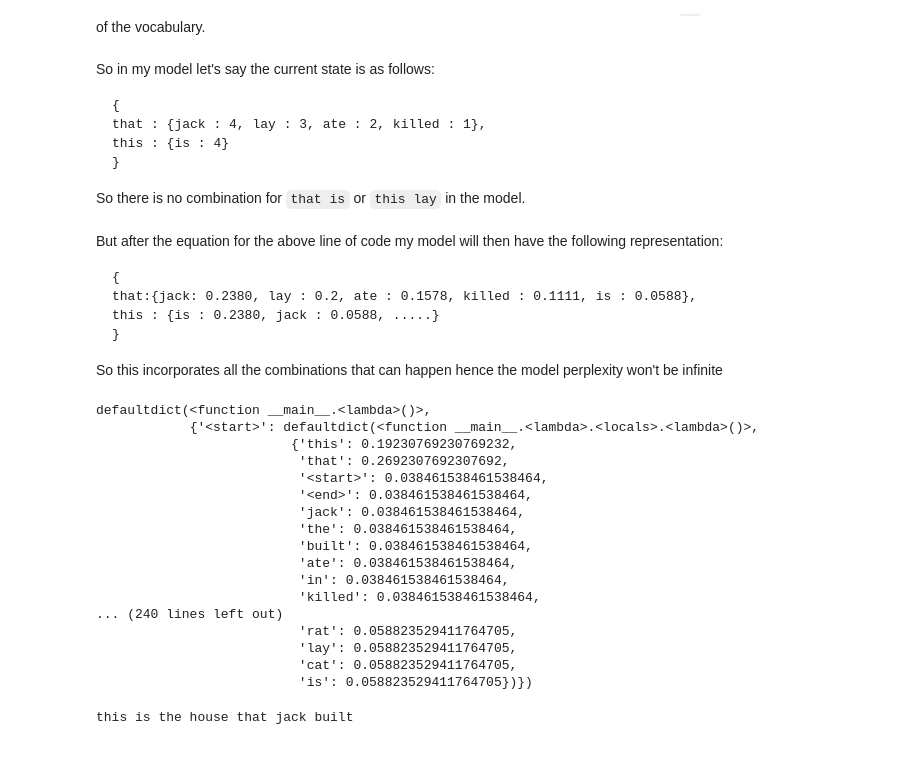
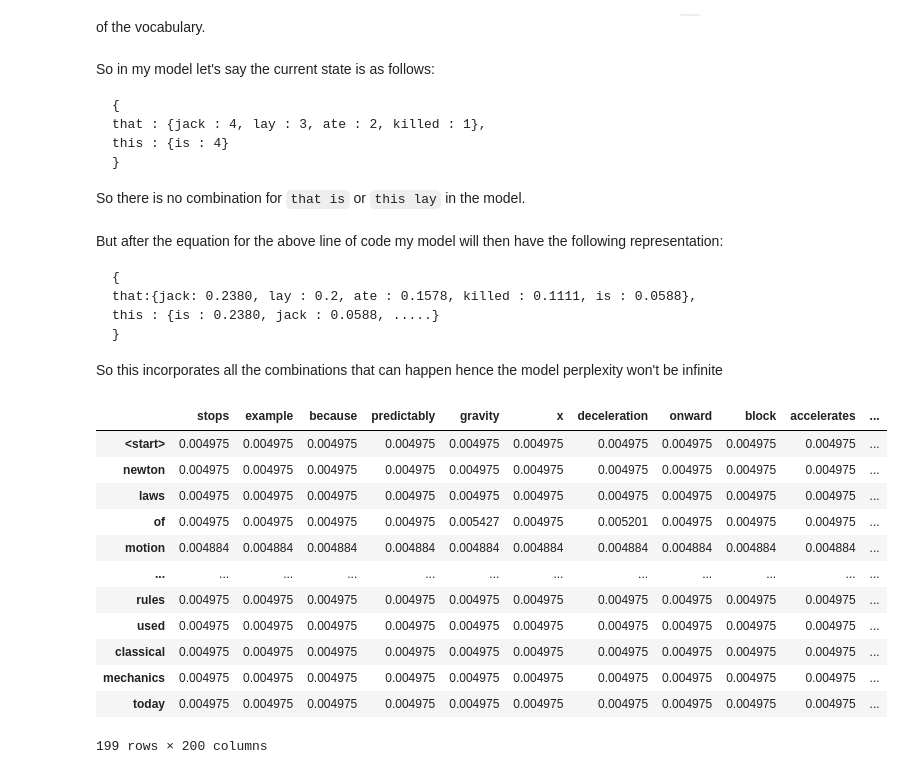
Before and after one commit to lucifermorningstar1305/nlp, a Jupyter notebook: 10_Bigram_Model_with_Add_one_smoothning.ipynb, the cells around one changed output. Saved outputs shown, nothing was run; the diff lists cells and outputs as text; code cells hidden in the pictures.

```diff
--- a/10_Bigram_Model_with_Add_one_smoothning.ipynb
+++ b/10_Bigram_Model_with_Add_one_smoothning.ipynb
@@ -13,3 +19,4 @@ toy_corpus = ["This is the house that Jack built", "This is the malt",
 # %%
 model = defaultdict(lambda : defaultdict(lambda : 0))
+smoothed_model = defaultdict(lambda : defaultdict(lambda : 0))
 # %%
@@ -90,56 +115,29 @@ So this incorporates all the combinations that can happen hence the model perple
 # %%
 for w1 in model:
     total_count = float(sum(model[w1].values()))
+
     for w2 in vocab:
-        model[w1][w2] = (model[w1][w2] + 1) / (total_count + vocab_size)
+        if w2 in model[w1]:
+            smoothed_model[w1][w2] = (model[w1][w2] + 1) / (total_count +
+                                                            len(vocab))
+        else:
+            smoothed_model[w1][w2] = (smoothed_model[w1][w2] + 1) / (total_count +
+                                                                     len(vocab))
 
-model
+
+df_smoothed = pd.DataFrame(smoothed_model).T
+df_smoothed
 # %% [output]
+|  | stops | example | because | predictably | gravity | x | deceleration | onward | block | accelerates | ... |
+| <start> | 0.004975 | 0.004975 | 0.004975 | 0.004975 | 0.004975 | 0.004975 | 0.004975 | 0.004975 | 0.004975 | 0.004975 | ... |
+| newton | 0.004975 | 0.004975 | 0.004975 | 0.004975 | 0.004975 | 0.004975 | 0.004975 | 0.004975 | 0.004975 | 0.004975 | ... |
+| laws | 0.004975 | 0.004975 | 0.004975 | 0.004975 | 0.004975 | 0.004975 | 0.004975 | 0.004975 | 0.004975 | 0.004975 | ... |
+| of | 0.004975 | 0.004975 | 0.004975 | 0.004975 | 0.005427 | 0.004975 | 0.005201 | 0.004975 | 0.004975 | 0.004975 | ... |
+| motion | 0.004884 | 0.004884 | 0.004884 | 0.004884 | 0.004884 | 0.004884 | 0.004884 | 0.004884 | 0.004884 | 0.004884 | ... |
+| ... | ... | ... | ... | ... | ... | ... | ... | ... | ... | ... | ... |
+| rules | 0.004975 | 0.004975 | 0.004975 | 0.004975 | 0.004975 | 0.004975 | 0.004975 | 0.004975 | 0.004975 | 0.004975 | ... |
+| used | 0.004975 | 0.004975 | 0.004975 | 0.004975 | 0.004975 | 0.004975 | 0.004975 | 0.004975 | 0.004975 | 0.004975 | ... |
+| classical | 0.004975 | 0.004975 | 0.004975 | 0.004975 | 0.004975 | 0.004975 | 0.004975 | 0.004975 | 0.004975 | 0.004975 | ... |
+| mechanics | 0.004975 | 0.004975 | 0.004975 | 0.004975 | 0.004975 | 0.004975 | 0.004975 | 0.004975 | 0.004975 | 0.004975 | ... |
+| today | 0.004975 | 0.004975 | 0.004975 | 0.004975 | 0.004975 | 0.004975 | 0.004975 | 0.004975 | 0.004975 | 0.004975 | ... |
-defaultdict(<function __main__.<lambda>()>,
-            {'<start>': defaultdict(<function __main__.<lambda>.<locals>.<lambda>()>,
-                         {'this': 0.19230769230769232,
-                          'that': 0.2692307692307692,
-                          '<start>': 0.038461538461538464,
-                          '<end>': 0.038461538461538464,
-                          'jack': 0.038461538461538464,
-                          'the': 0.038461538461538464,
-                          'built': 0.038461538461538464,
-                          'ate': 0.038461538461538464,
-                          'in': 0.038461538461538464,
-                          'killed': 0.038461538461538464,
-... (240 lines left out)
-                          'rat': 0.058823529411764705,
-                          'lay': 0.058823529411764705,
-                          'cat': 0.058823529411764705,
-                          'is': 0.058823529411764705})})
+199 rows × 200 columns
-# %%
-start_token = "this"
-sents = [start_token]
-complete = False
-
-while not complete:
-
-    sorted_words = [(k, v) for k, v in sorted(model[start_token].items(),
-                                             key = lambda x: x[1],
-                                              reverse = True)]
-
-    if len(sorted_words) == 0:
-        break
-
-
-    sents.append(sorted_words[0][0])
-
-    start_token = sorted_words[0][0]
-
-    if start_token == "<end>":
-        complete = True
-
-
-final_sents = ""
-
-for tokens in sents:
-    if tokens not in ["<start>", "<end>"]:
-        final_sents += tokens + " "
-print(final_sents)
-# %% [output]
-this is the house that jack built
```
Also changed, not shown: parts of 8 cells of this notebook, 1 other file.
